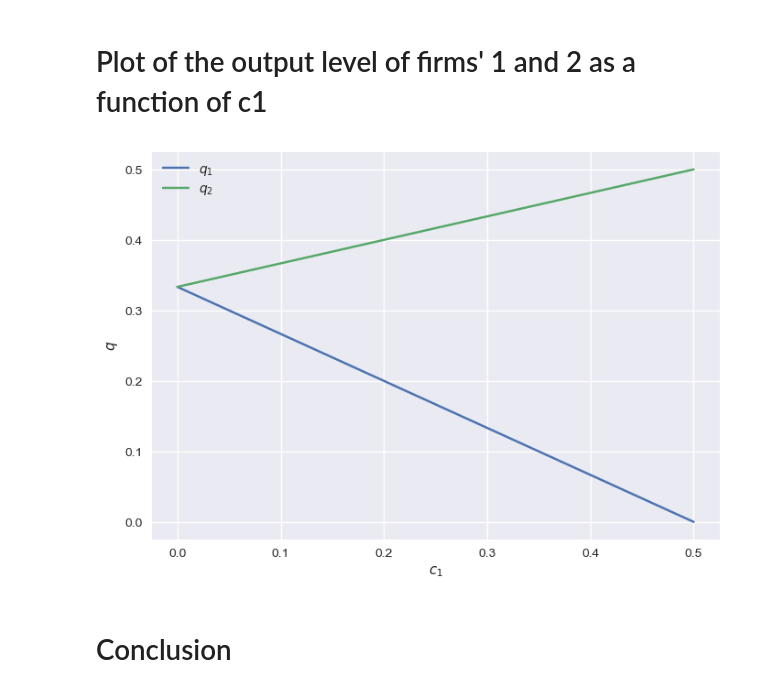
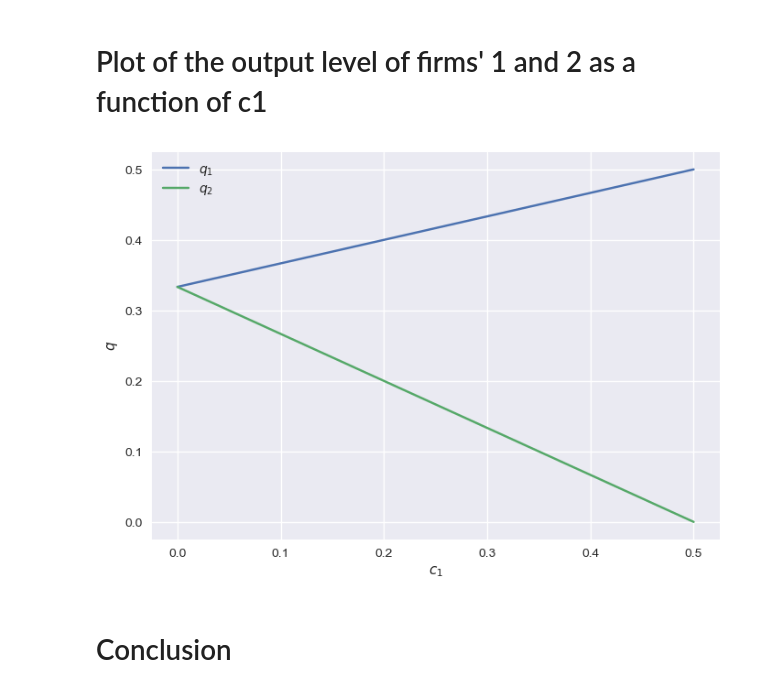
Before and after one commit to NumEconCopenhagen/projects-2023-iim, a Jupyter notebook: modelproject/modelproject.ipynb, the cells around one changed output. Cells and saved outputs as stored; diff of their text form; code cells hidden in the pictures.

```diff
--- a/modelproject/modelproject.ipynb
+++ b/modelproject/modelproject.ipynb
@@ -55,14 +55,14 @@ You may use Sympy for this. Then you can characterize the solution as a function
 
 To characterize the solution, first derive a steady state equation as a function of a parameter using Sympy.solve and then turn it into a python function by Sympy.lambdify. See the lecture notes for details.
 # %%
-# Define variables
+# Define variables used in this model
 
 q1 = symbols('q1')
 q2 = symbols('q2')
 a = symbols('a')
 b = symbols('b')
-c1 = symbols('c1')
-c2 = symbols('c2')
+c = symbols('c')
+MC = c
 # %%
 # Define the inverse demand function and the cost function
 
@@ -111,13 +120,13 @@ import matplotlib.pyplot as plt
 def p(q1,q2):
     return 1-a* q1 - b* q2
 
-def costs(q,c):
-    return c*q
+def costs(q,MC):
+    return MC*q
 # %%
 # Define the profit function of a firm with cost level c that produces output $q_1$ while its competitor produces $q_2$.
 
-def profits(demand_function,cost_function,c,q1,q2):
-    return demand_function(q1,q2)*q1-costs(q1,c)
+def profits(demand_function,cost_function,MC,q1,q2):
+    return demand_function(q1,q2)*q1-costs(q1,MC)
 # %%
 # Values for the demand parameters a, b
 
@@ -127,8 +136,8 @@ b = 1
 Each firm wants to maximize its profit. However, Python does not maximization routines but only minimization routines. Hence, if we want to maximize profits, we need to minimize.
 # %%
 
-def reaction(q2,c1):
-    q1 =  optimize.fminbound(lambda x: -profits(p,costs,c1,x,q2),0,1,full_output=1)
+def reaction(q2,MC):
+    q1 =  optimize.fminbound(lambda x: -profits(p,costs,MC,x,q2),0,1,full_output=1)
     return q1[0]
 
 # Define the function -> equilibrium of q - R(q)
@@ -153,16 +162,16 @@ Try to make an extension of the model.
 # %%
 range_c = arange(0,0.51,0.01)
 range_q = [optimize.fsolve(lambda q: fixed_point(q,[c,0]), [0,0]) for c in range_c]
 plt.style.use('seaborn')
 plt.clf()
-plt.plot(range_c,array(range_q)[:,0], label = '$q_1$')
-plt.plot(range_c,array(range_q)[:,1], label = '$q_2$')
+plt.plot(range_c,array(range_q)[:,1], label = '$q_1$')
+plt.plot(range_c,array(range_q)[:,0], label = '$q_2$')
 plt.xlabel('$c_1$')
 plt.ylabel('$q$')
 plt.legend()
 plt.savefig('Cournot.png')
 # %% [output]
-[figure, old version]
+[figure, new version]
 # %% [markdown]
 # Conclusion
 # %% [markdown]
```
Also changed, not shown: parts of 4 cells of this notebook, 1 other file.
